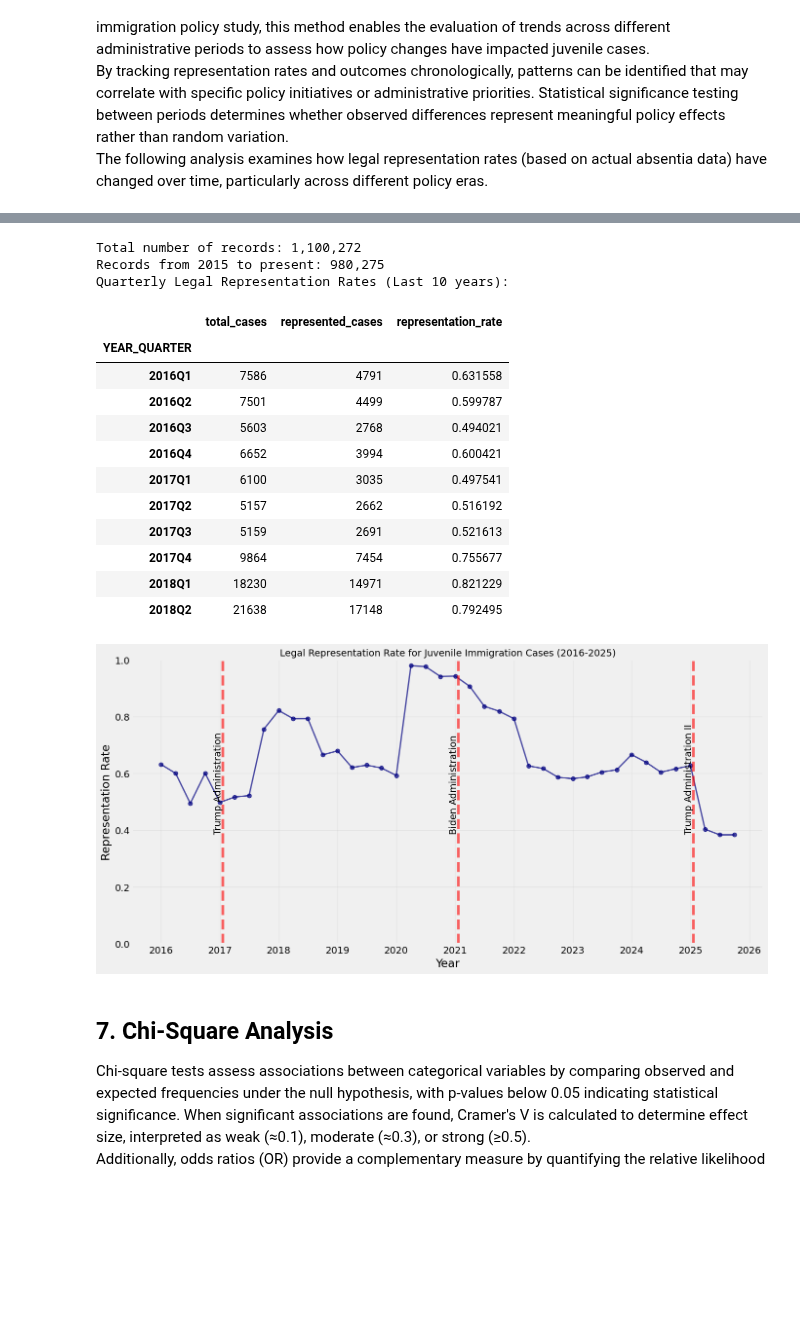
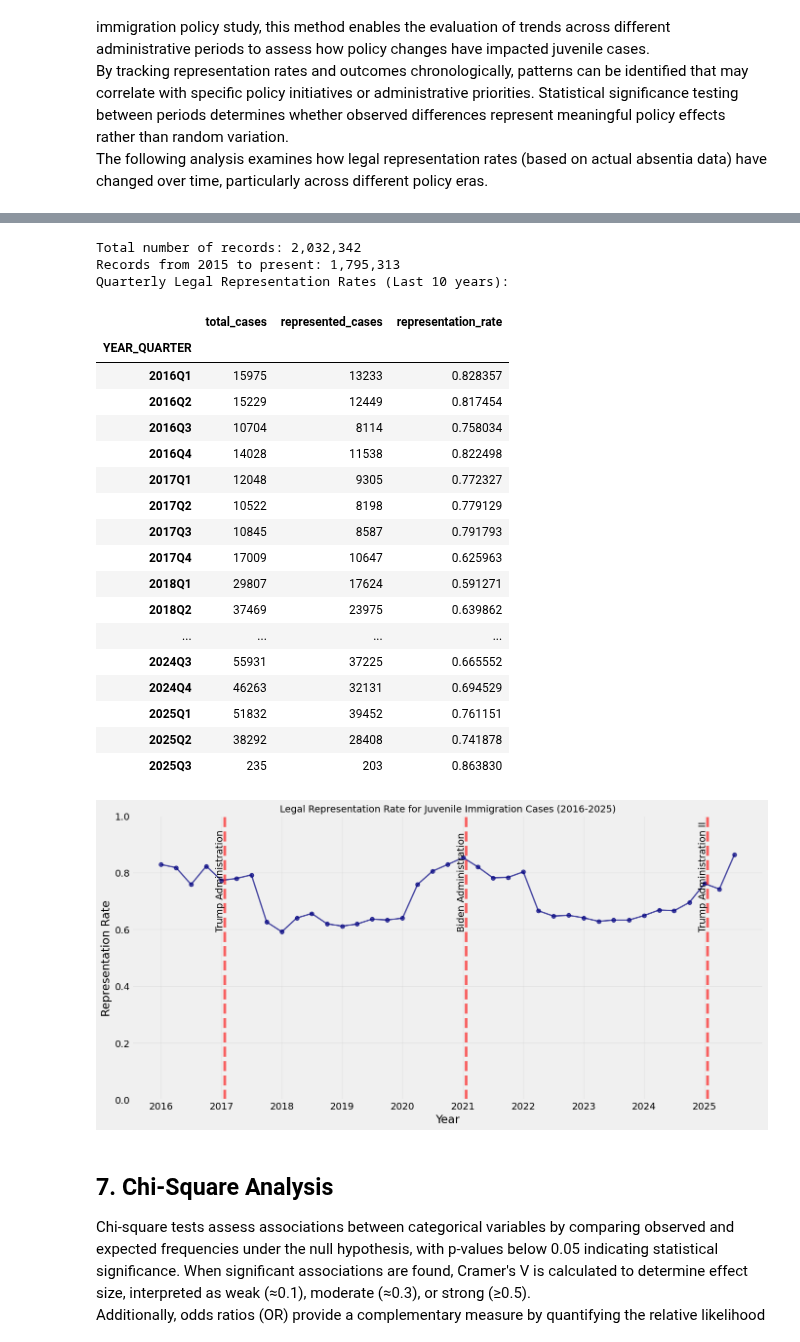
Before and after one commit to MIT-Emerging-Talent/ET6-CDSP-group-19-repo, a Jupyter notebook: 4_data_analysis/4_data_analysis.ipynb, the cells around one changed output, grey strips where cells are left out. Saved outputs shown, nothing was run; the diff lists cells and outputs as text; code cells hidden in the pictures; blank space fills up the shorter version.

```diff
--- a/4_data_analysis/4_data_analysis.ipynb
+++ b/4_data_analysis/4_data_analysis.ipynb
@@ -376,7 +510,6 @@ if merged_data["LATEST_HEARING"].dtype == "object":
     merged_data["LATEST_HEARING"] = pd.to_datetime(
         merged_data["LATEST_HEARING"], errors="coerce"
     )
-
 # Now create the combined date field
 merged_data["hearing_date_combined"] = merged_data["COMP_DATE"].fillna(
     merged_data["LATEST_HEARING"]
@@ -391,13 +524,16 @@ merged_data["AGE_AT_FILING"] = merged_data.apply(
 # Function to determine policy era
 def determine_policy_era(date):
     if pd.isna(date):
-        return "Unknown"
-    if date.year <= 2020:
+        return "other"
+    if date.year >= 2018 and date.year < 2021:
         return "Trump Era I (2018-2020)"
-    elif date.year <= 2024:
+    elif date.year >= 2021 and date.year < 2025:
         return "Biden Era (2021-2024)"
+    #between 2025 January and current date
+    elif date.year >= 2025 and date <= pd.Timestamp.now():
+        return "Trump Era II (2025-)"
     else:
-        return "Trump Era II (2025-)"
+        return "other"
 
 
 # FIXED LINE: Use COMP_DATE instead of non-existent hearing_date column
@@ -419,20 +555,17 @@ merged_data["POLICY_ERA"] = merged_data["hearing_date_combined"].apply(
 print(
     "NOTE: Detention duration analysis skipped due to missing or empty DATE_RELEASED data"
 )
-
-# Create legal representation indicator based on actual absentia values
-# 'Y' means the case was heard in absentia (likely no representation)
-# 'N' means the juvenile was present (more likely to have representation)
-merged_data["HAS_LEGAL_REP"] = merged_data["ABSENTIA"].apply(
+#! ----------------->
+merged_data["HAS_LEGAL_REP"] = merged_data["REPRESENTATION_LEVEL"].apply(
     lambda x: "No Legal Representation"
-    if x == "Y"
-    else ("Has Legal Representation" if x == "N" else "Unknown")
+    if x == "no_representation"
+    else ("Has Legal Representation" if x == "COURT" or x == "BOARD" else "Unknown")
 )
 
 # Display summary of the data we were able to analyze
 print("\nSummary of available data:")
-print(f"Total records: {len(merged_data)}")
-print(f"Records with age calculation: {merged_data['AGE_AT_FILING'].notna().sum()}")
+print(f"Total records: {len(merged_data):,}")
+print(f"Records with age calculation: {merged_data['AGE_AT_FILING'].notna().sum():,}")
 print(f"Policy era distribution:\n{merged_data['POLICY_ERA'].value_counts()}")
 print(
     f"Legal representation distribution:\n{merged_data['HAS_LEGAL_REP'].value_counts()}"
@@ -485,7 +625,8 @@ def categorize_outcome(DEC_CODE):
 merged_data["BINARY_OUTCOME"] = merged_data["DEC_CODE"].apply(categorize_outcome)
 
 # FIXED: Using strDescription instead of DECISION_DESCRIPTION
-merged_data["CASE_OUTCOME"] = merged_data["strDescription"]
+#! merged_data["CASE_OUTCOME"] = merged_data["strDescription"]
+merged_data["CASE_OUTCOME"] = merged_data["decision_description"]
 
 # Create an analysis dataset with key columns that exist
 # First checking which columns actually exist
@@ -505,7 +646,7 @@ possible_ids = [
 possible_columns = [
     "hearing_date_combined",
     "C_BIRTHDATE",
-    "GENDER",
+    "Sex",
     "AGE_AT_FILING",
     "POLICY_ERA",
     "ABSENTIA",
@@ -526,6 +667,6 @@ analysis_df = merged_data[available_columns]
 
 # Examine the analysis dataset
 print("First 2 rows of the analysis dataset:")
-print(analysis_df.head(5))
+display(analysis_df.head(5))
 # %% [output]
 First 2 rows of the analysis dataset:
@@ -728,47 +873,56 @@ time_series_df = analysis_filtered[date_valid].copy()
 # Create year-quarter field
 time_series_df["YEAR_QUARTER"] = time_series_df["hearing_date_combined"].dt.to_period(
     "Q"
 )
 
 # ADDITION: Focus on data from the last 10 years (2015 to present)
 current_date = pd.Timestamp.now()
 start_date = pd.Timestamp("2016-01-01")  # Just before Trump's first term
-recent_data = time_series_df[time_series_df["hearing_date_combined"] >= start_date]
+recent_data = time_series_df[
+    time_series_df["hearing_date_combined"] >= start_date
+]
+recent_data = recent_data[recent_data['hearing_date_combined'] <= current_date]
 
 print(f"Total number of records: {len(time_series_df):,}")
 print(f"Records from 2015 to present: {len(recent_data):,}")
 
 # Calculate quarterly representation rates using recent data
 quarterly_rep = recent_data.groupby("YEAR_QUARTER").agg(
     total_cases=("HAS_LEGAL_REP", "count"),
     represented_cases=(
         "HAS_LEGAL_REP",
         lambda x: (x == "Has Legal Representation").sum(),
     ),
 )
 quarterly_rep["representation_rate"] = (
     quarterly_rep["represented_cases"] / quarterly_rep["total_cases"]
 )
 
 # Display quarterly data
 print("Quarterly Legal Representation Rates (Last 10 years):")
-display(quarterly_rep.head(10))
+display(quarterly_rep.head(40))
 # %% [output]
-Total number of records: 1,100,272
-Records from 2015 to present: 980,275
+Total number of records: 2,032,342
+Records from 2015 to present: 1,795,313
 Quarterly Legal Representation Rates (Last 10 years):
 |  | total_cases | represented_cases | representation_rate |
 | YEAR_QUARTER |  |  |  |
-| 2016Q1 | 7586 | 4791 | 0.631558 |
-| 2016Q2 | 7501 | 4499 | 0.599787 |
-| 2016Q3 | 5603 | 2768 | 0.494021 |
-| 2016Q4 | 6652 | 3994 | 0.600421 |
-| 2017Q1 | 6100 | 3035 | 0.497541 |
-| 2017Q2 | 5157 | 2662 | 0.516192 |
-| 2017Q3 | 5159 | 2691 | 0.521613 |
-| 2017Q4 | 9864 | 7454 | 0.755677 |
-| 2018Q1 | 18230 | 14971 | 0.821229 |
-| 2018Q2 | 21638 | 17148 | 0.792495 |
+| 2016Q1 | 15975 | 13233 | 0.828357 |
+| 2016Q2 | 15229 | 12449 | 0.817454 |
+| 2016Q3 | 10704 | 8114 | 0.758034 |
+| 2016Q4 | 14028 | 11538 | 0.822498 |
+| 2017Q1 | 12048 | 9305 | 0.772327 |
+| 2017Q2 | 10522 | 8198 | 0.779129 |
+| 2017Q3 | 10845 | 8587 | 0.791793 |
+| 2017Q4 | 17009 | 10647 | 0.625963 |
+| 2018Q1 | 29807 | 17624 | 0.591271 |
+| 2018Q2 | 37469 | 23975 | 0.639862 |
+| ... | ... | ... | ... |
+| 2024Q3 | 55931 | 37225 | 0.665552 |
+| 2024Q4 | 46263 | 32131 | 0.694529 |
+| 2025Q1 | 51832 | 39452 | 0.761151 |
+| 2025Q2 | 38292 | 28408 | 0.741878 |
+| 2025Q3 | 235 | 203 | 0.863830 |
 # %%
 # Plot representation rates over time with focused timeframe
 quarterly_rep["YEAR_QUARTER_START"] = quarterly_rep.index.to_timestamp()
@@ -783,7 +937,7 @@ end_date = pd.Timestamp("2025-12-31")  # Just after start of Trump's second term
 # Filter the data to the relevant timeframe
 filtered_data = quarterly_rep[
     (quarterly_rep["YEAR_QUARTER_START"] >= start_date)
-    & (quarterly_rep["YEAR_QUARTER_START"] <= end_date)
+    & (quarterly_rep["YEAR_QUARTER_START"] <= current_date)
 ]
 
 # Plot the main time series line with filtered data
@@ -831,7 +985,7 @@ plt.gca().xaxis.set_major_locator(mdates.YearLocator())
 plt.tight_layout()
 plt.show()
 # %% [output]
-[figure, old version]
+[figure, new version]
 # %% [markdown]
 ## 7. Chi-Square Analysis
 
```
Also changed, not shown: parts of 34 cells of this notebook.
